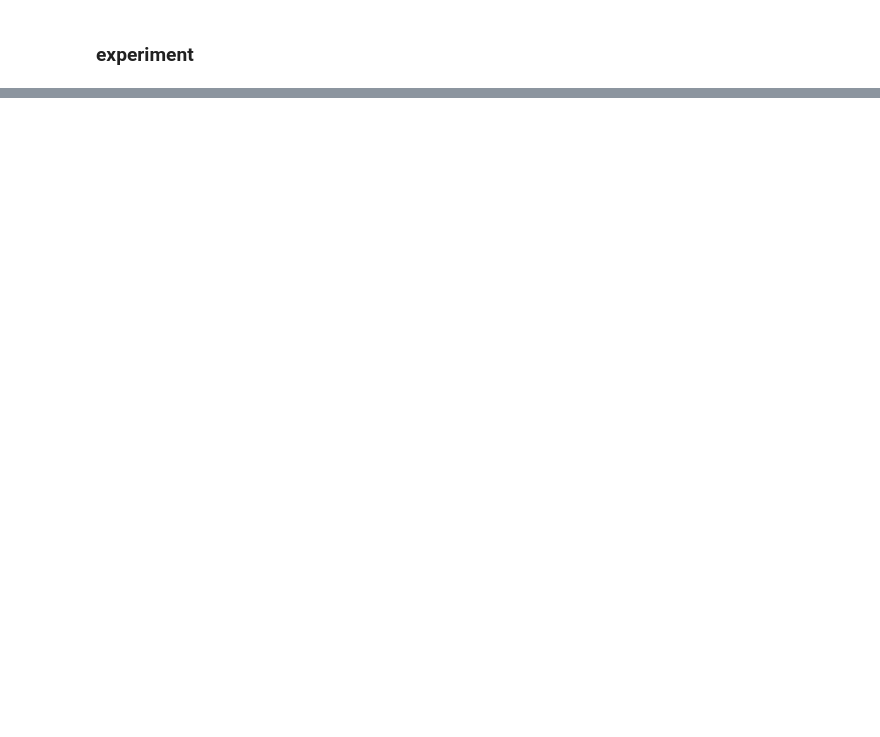
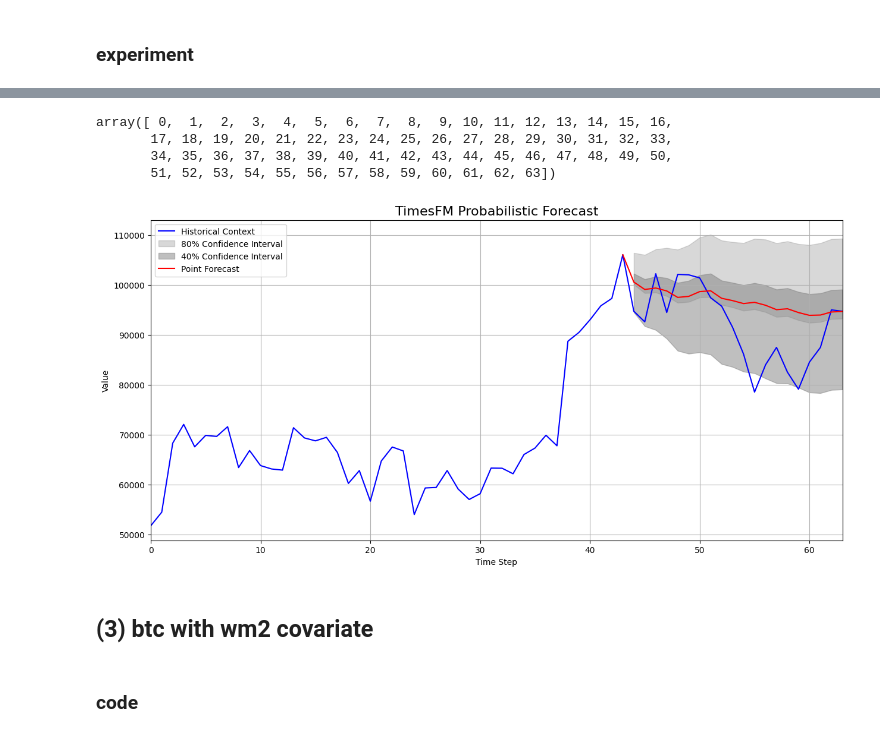
Before and after one commit to labrem/sapheneia, a Jupyter notebook: notebooks/marcelo/google_timesfm_v1.ipynb, the cells around one changed output, grey strips where cells are left out. Saved outputs shown, nothing was run; the diff lists cells and outputs as text; code cells hidden in the pictures; blank space fills up the shorter version.

```diff
--- a/notebooks/marcelo/google_timesfm_v1.ipynb
+++ b/notebooks/marcelo/google_timesfm_v1.ipynb
@@ -322,0 +516,6 @@ data
+# %%
+lookback = 1
+# %%
+context = data['btc'][-(lookback+CONTEXT):].to_numpy()
+horizon = context[-HORIZON:]
+context,context[:-HORIZON],horizon
@@ -322,0 +540,10 @@ data
+# %%
+# Run the forecast
+# The `freq` input is a list of integers corresponding to the input series.
+# 0 = high frequency (e.g., daily), 1 = medium (e.g., weekly), 2 = low (e.g., yearly)
+forecast_input = [context[:-HORIZON]]
+point_forecast, experimental_quantile_forecast = tfm.forecast(
+    forecast_input,
+    freq=[1],
+)
+point_forecast[0]
@@ -322,0 +556,3 @@ data
+# %%
+forecast = point_forecast[0]
+quantiles = experimental_quantile_forecast[0]
@@ -322,0 +569,61 @@ data
+# %%
+np.arange(CONTEXT)
+# %% [output]
+array([ 0,  1,  2,  3,  4,  5,  6,  7,  8,  9, 10, 11, 12, 13, 14, 15, 16,
+       17, 18, 19, 20, 21, 22, 23, 24, 25, 26, 27, 28, 29, 30, 31, 32, 33,
+       34, 35, 36, 37, 38, 39, 40, 41, 42, 43, 44, 45, 46, 47, 48, 49, 50,
+       51, 52, 53, 54, 55, 56, 57, 58, 59, 60, 61, 62, 63])
+# %%
+plt.figure(figsize=(15, 7))
+
+# 1. Plot the historical data that the model used as input
+plt.plot(np.arange(CONTEXT), context[1:], 'b-', label="Historical Context")
+
+# Define the x-axis for the forecast period
+forecast_horizon = np.arange(CONTEXT-HORIZON, CONTEXT)
+
+# 2. Extract and plot the quantile forecasts to create the "cloud"
+# First, get the forecast batch (index 0) from the quantile data
+quantile_forecasts_1d = quantiles
+
+# Plot the 80% confidence interval (between 0.1 and 0.9 quantiles)
+plt.fill_between(
+    forecast_horizon,
+    quantile_forecasts_1d[:, 0], # 0.1 quantile at index 0
+    quantile_forecasts_1d[:, 8], # 0.9 quantile at index 8
+    color='gray',
+    alpha=0.3,
+    label='80% Confidence Interval'
+)
+
+# Plot the 40% confidence interval (between 0.3 and 0.7 quantiles)
+plt.fill_between(
+    forecast_horizon,
+    quantile_forecasts_1d[:, 2], # 0.3 quantile at index 2
+    quantile_forecasts_1d[:, 6], # 0.7 quantile at index 6
+    color='gray',
+    alpha=0.5,
+    label='40% Confidence Interval'
+)
+
+# 3. Plot the main point forecast
+# We use point_forecast[0] to select the 1D array from the 2D batch
+x = [CONTEXT-HORIZON-1]+forecast_horizon.tolist()
+y = [context[:-HORIZON][-1]]+forecast.tolist()
+
+plt.plot(x, y, 'r-', label="Point Forecast")
+
+# --- Formatting ---
+plt.title("TimesFM Probabilistic Forecast", fontsize=16)
+plt.xlabel("Time Step")
+plt.ylabel("Value")
+plt.legend()
+plt.grid(True)
+plt.autoscale(axis='x', tight=True)
+plt.show()
+# %% [output]
+[figure, added]
+# %% [markdown]
+## (3) btc with wm2 covariate
+# %% [markdown]
+### code
```
Also changed, not shown: parts of 61 cells of this notebook, 2 other files.
